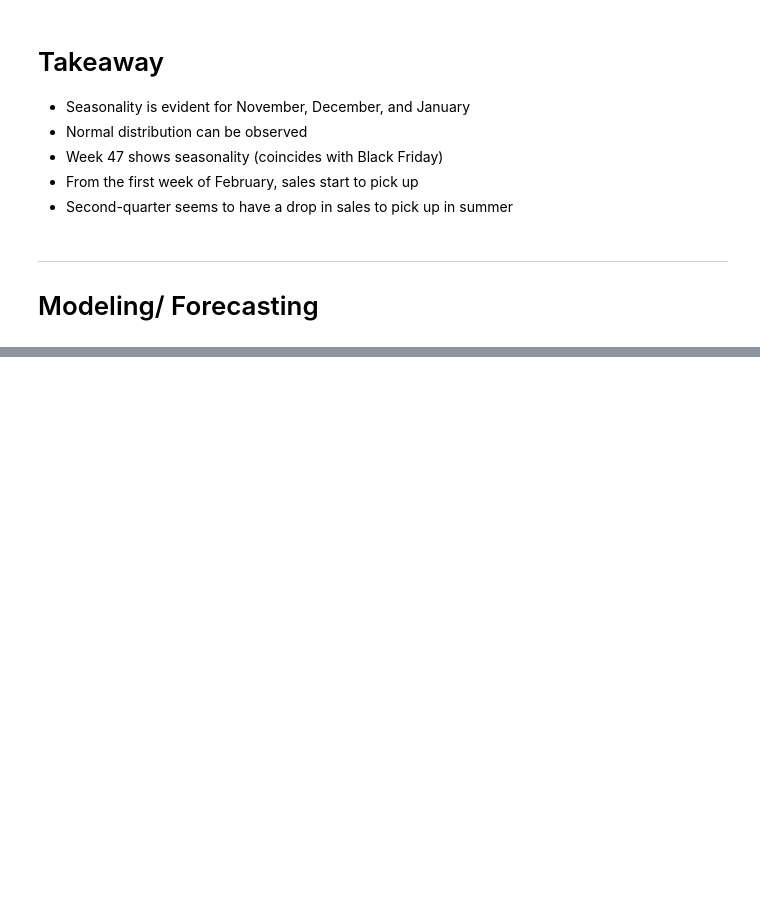
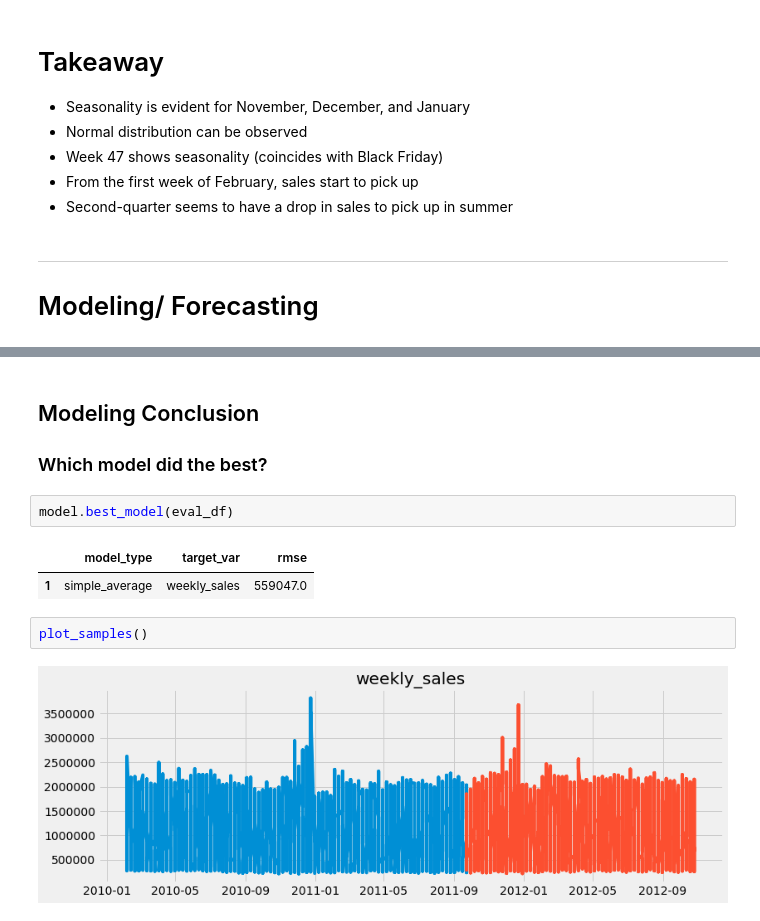
Before and after one commit to VelasquezAlejandro044/alejandro-individual-project, a Jupyter notebook: report_final_walmart_tsa_weekly_sales.ipynb, the cells around one changed output, grey strips where cells are left out. Saved outputs shown, nothing was run; the diff lists cells and outputs as text; blank space fills up the shorter version.

```diff
--- a/report_final_walmart_tsa_weekly_sales.ipynb
+++ b/report_final_walmart_tsa_weekly_sales.ipynb
@@ -119,0 +331,12 @@ viz.week_month_quarter_running_average(y)
+# %% [markdown]
+## Modeling Conclusion
+### Which model did the best?
+# %%
+model.best_model(eval_df)
+# %% [output]
+|  | model_type | target_var | rmse |
+| 1 | simple_average | weekly_sales | 559047.0 |
+# %%
+plot_samples()
+# %% [output]
+[figure, added]
```
Also changed, not shown: parts of 34 cells of this notebook, 4 other files.
